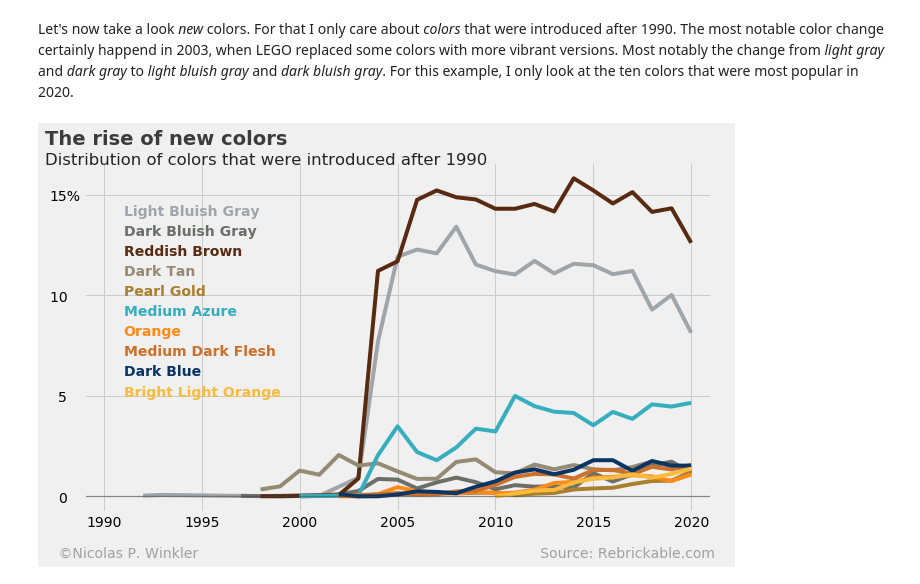
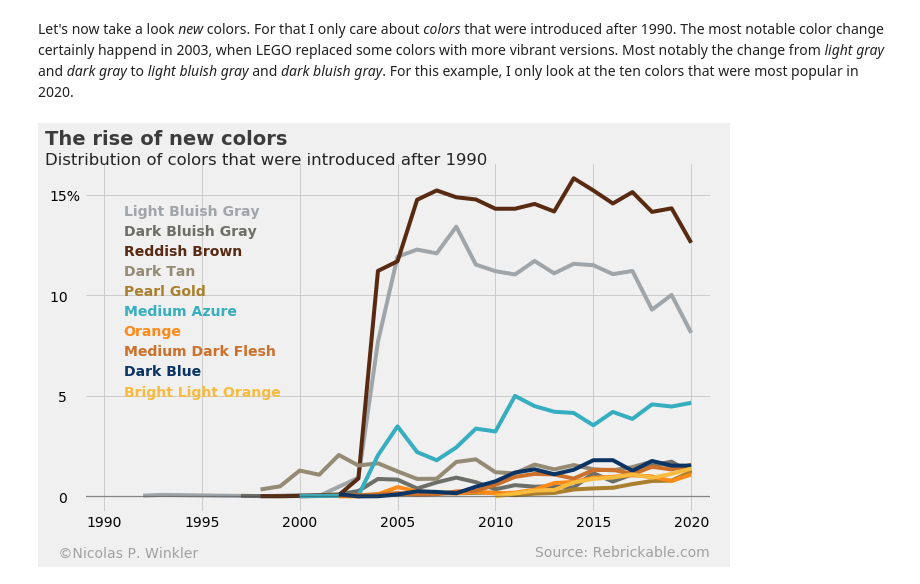
Before and after one commit to niphiwi/blog, a Jupyter notebook: _notebooks/2021-03-06-Plotting-LEGO-Data-with-Python.ipynb, the cells around one changed output. Drawn from its saved outputs; the diff is of its cells as text; code cells hidden in the pictures.

```diff
--- a/_notebooks/2021-03-06-Plotting-LEGO-Data-with-Python.ipynb
+++ b/_notebooks/2021-03-06-Plotting-LEGO-Data-with-Python.ipynb
@@ -189,33 +198,35 @@ ax.tick_params(axis = 'both', which = 'major', labelsize = 14)
 ax.xaxis.label.set_visible(False)
 ax.yaxis.label.set_visible(False)
 
 # Specify y ticks and labels...
 ax.set_yticks([0, 5, 10, 15])
 ax.set_yticklabels(labels = ['0   ', '5   ', '10   ', '15%'])
 
 # Make the title and subtitle
 ax.text(x = 1987, y = 17.5, s = "The rise of new colors", fontsize = 19.5, weight = 'bold', alpha = .75)
 ax.text(x = 1987, y = 16.5, s = 'Distribution of colors that were introduced after 1990', fontsize = 16.5, alpha = .85)
 
 # Make the footer
 ax.text(x = 1987, y = -3,
-    s = '   ©Nicolas P. Winkler                                                                            Source: Rebrickable.com   ',
+    s = '   ©Nicolas P. Winkler',
     fontsize = 14, color = 'gray', alpha=0.7);
-
+ax.text(x = 2012, y = -3,
+    s = 'Source: Rebrickable.com   ',
+    fontsize = 14, color = 'gray', alpha=0.7);
 # Add labels of legend. The labels text is the color name, the labels color is the RGB code.
 palette = sns.color_palette('#' + df_top10_new_colors.RGB.unique())
 ax.text(x = 1991, y = 14, s = cnames[0], color = palette[0], weight = 'bold')
 ax.text(x = 1991, y = 13, s = cnames[1], color = palette[1], weight = 'bold')
 ax.text(x = 1991, y = 12, s = cnames[2], color = palette[2], weight = 'bold')
 ax.text(x = 1991, y = 11, s = cnames[3], color = palette[3], weight = 'bold')
 ax.text(x = 1991, y = 10, s = cnames[4], color = palette[4], weight = 'bold')
 ax.text(x = 1991, y = 9, s = cnames[5], color = palette[5], weight = 'bold')
 ax.text(x = 1991, y = 8, s = cnames[6], color = palette[6], weight = 'bold')
 ax.text(x = 1991, y = 7, s = cnames[7], color = palette[7], weight = 'bold')
 ax.text(x = 1991, y = 6, s = cnames[8], color = palette[8], weight = 'bold')
 ax.text(x = 1991, y = 5, s = cnames[9], color = palette[9], weight = 'bold')
 
 # Show plot
 plt.show()
 # %% [output]
-[figure, old version]
+[figure, new version]
```
Also changed, not shown: parts of 1 cell of this notebook.
